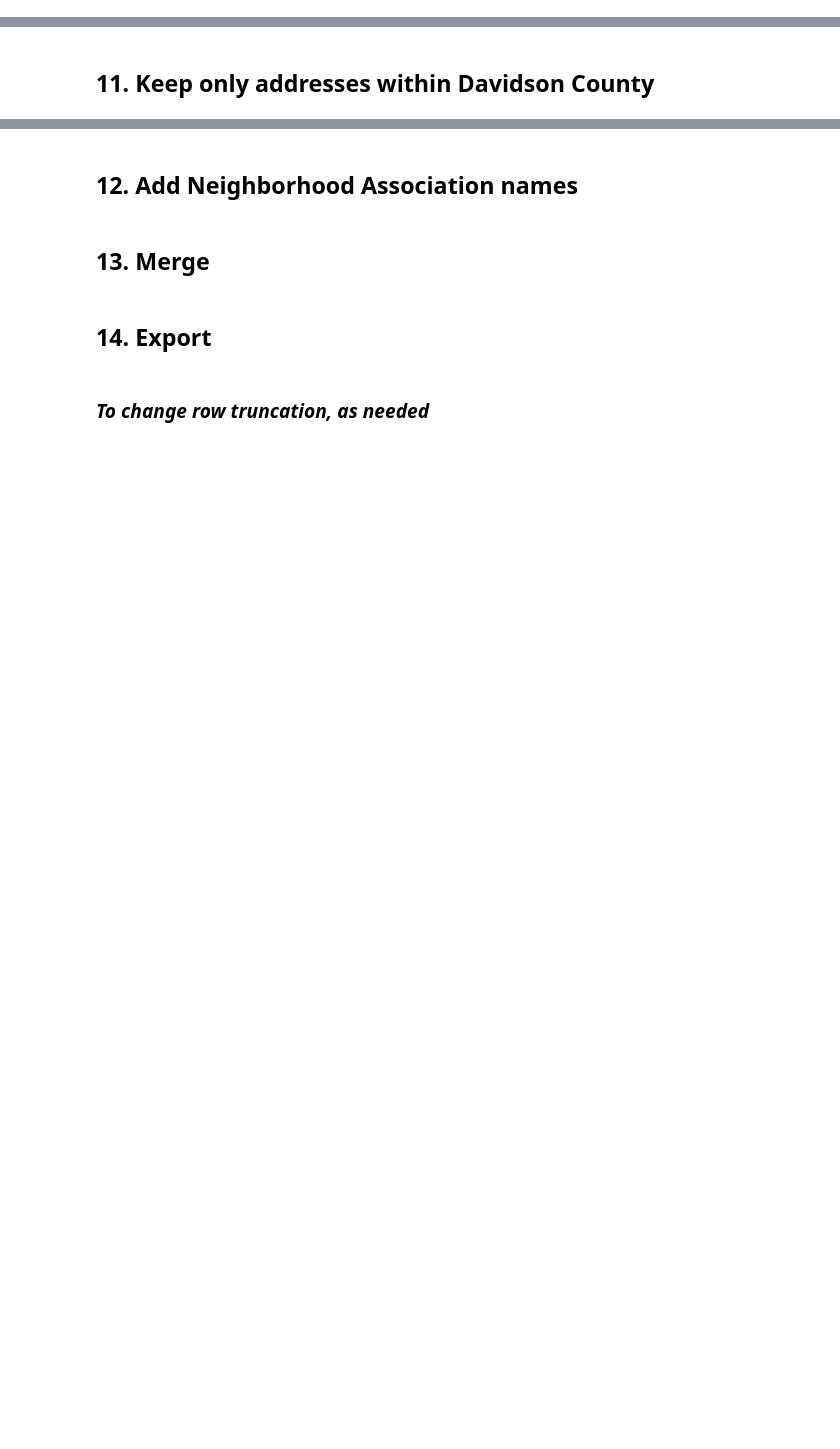
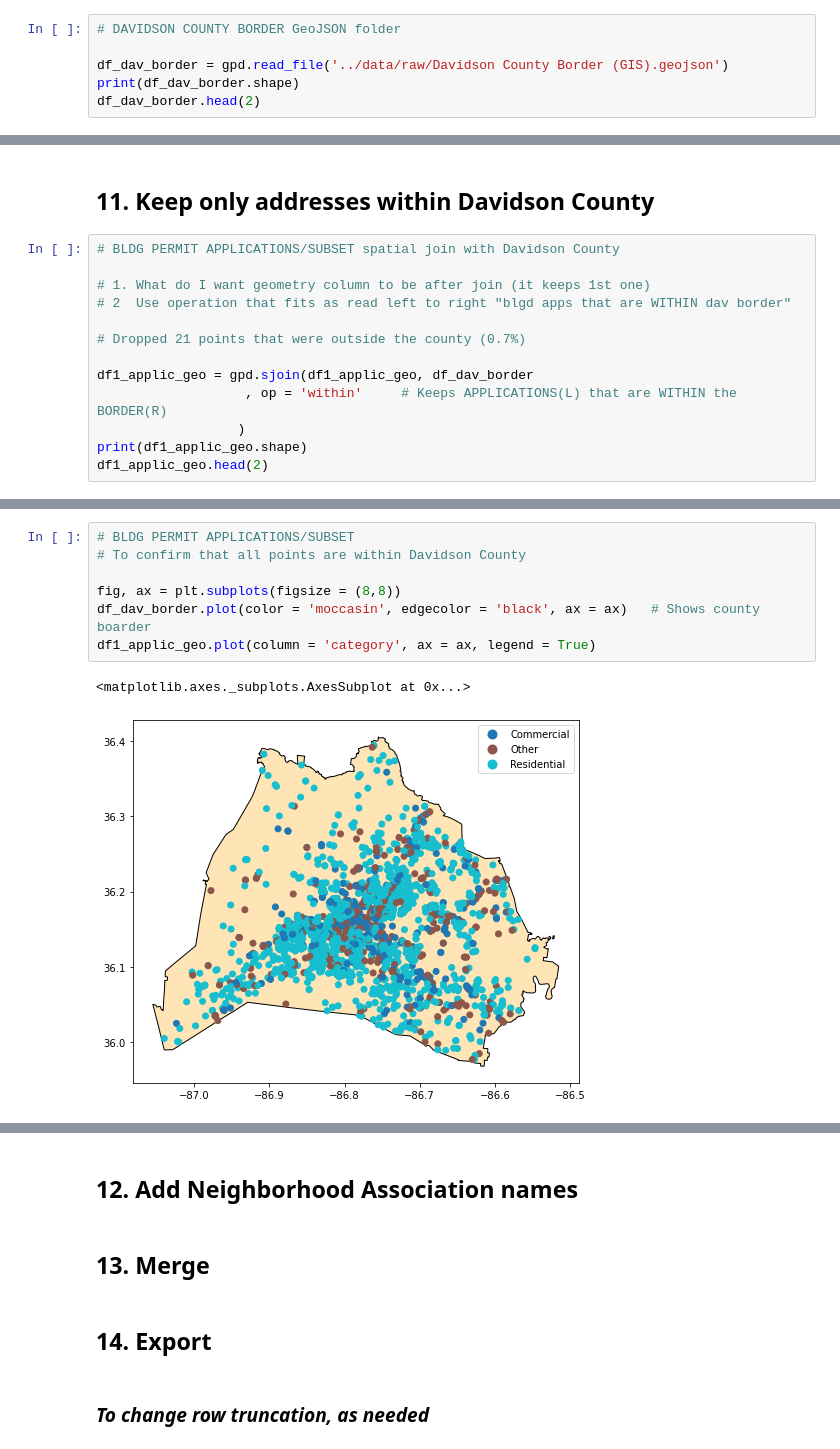
Before and after one commit to lorirocks/nashville-neighborhoods-capstone, a Jupyter notebook: notebooks/3_finalize_data.ipynb, the cells around one changed output, grey strips where cells are left out. Drawn from its saved outputs; the diff is of its cells as text; blank space fills up the shorter version.

Commit message:
In 3_finalize_data notebook, completed through step 11, dropping lat/lon Points that were outside Davidson county.

```diff
--- a/notebooks/3_finalize_data.ipynb
+++ b/notebooks/3_finalize_data.ipynb
@@ -66,0 +79,6 @@ df2_issued.shape
+# %%
+# DAVIDSON COUNTY BORDER GeoJSON folder
+
+df_dav_border = gpd.read_file('../data/raw/Davidson County Border (GIS).geojson')
+print(df_dav_border.shape)
+df_dav_border.head(2)
@@ -580,2 +611,15 @@ EPSG:4326
 # %% [markdown]
 ## 11. Keep only addresses within Davidson County
+# %%
+# BLDG PERMIT APPLICATIONS/SUBSET spatial join with Davidson County
+
+# 1. What do I want geometry column to be after join (it keeps 1st one)
+# 2  Use operation that fits as read left to right "blgd apps that are WITHIN dav border"
+
+# Dropped 21 points that were outside the county (0.7%)
+
+df1_applic_geo = gpd.sjoin(df1_applic_geo, df_dav_border
+                   , op = 'within'     # Keeps APPLICATIONS(L) that are WITHIN the BORDER(R)
+                  )
+print(df1_applic_geo.shape)
+df1_applic_geo.head(2)
@@ -581,0 +632,10 @@ EPSG:4326
+# %%
+# BLDG PERMIT APPLICATIONS/SUBSET
+# To confirm that all points are within Davidson County
+
+fig, ax = plt.subplots(figsize = (8,8))
+df_dav_border.plot(color = 'moccasin', edgecolor = 'black', ax = ax)   # Shows county boarder
+df1_applic_geo.plot(column = 'category', ax = ax, legend = True)
+# %% [output]
+<matplotlib.axes._subplots.AxesSubplot at 0x...>
+[figure, added]
```
Also changed, not shown: parts of 9 cells of this notebook.
